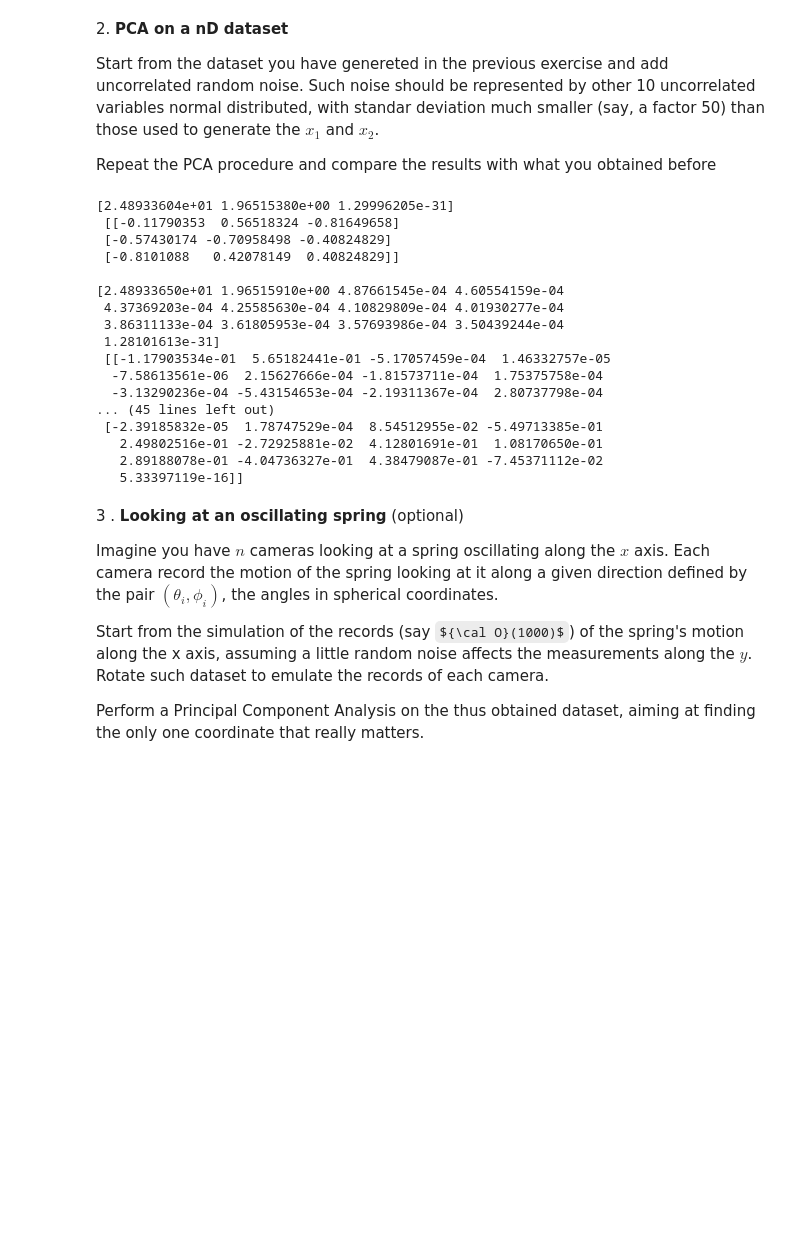
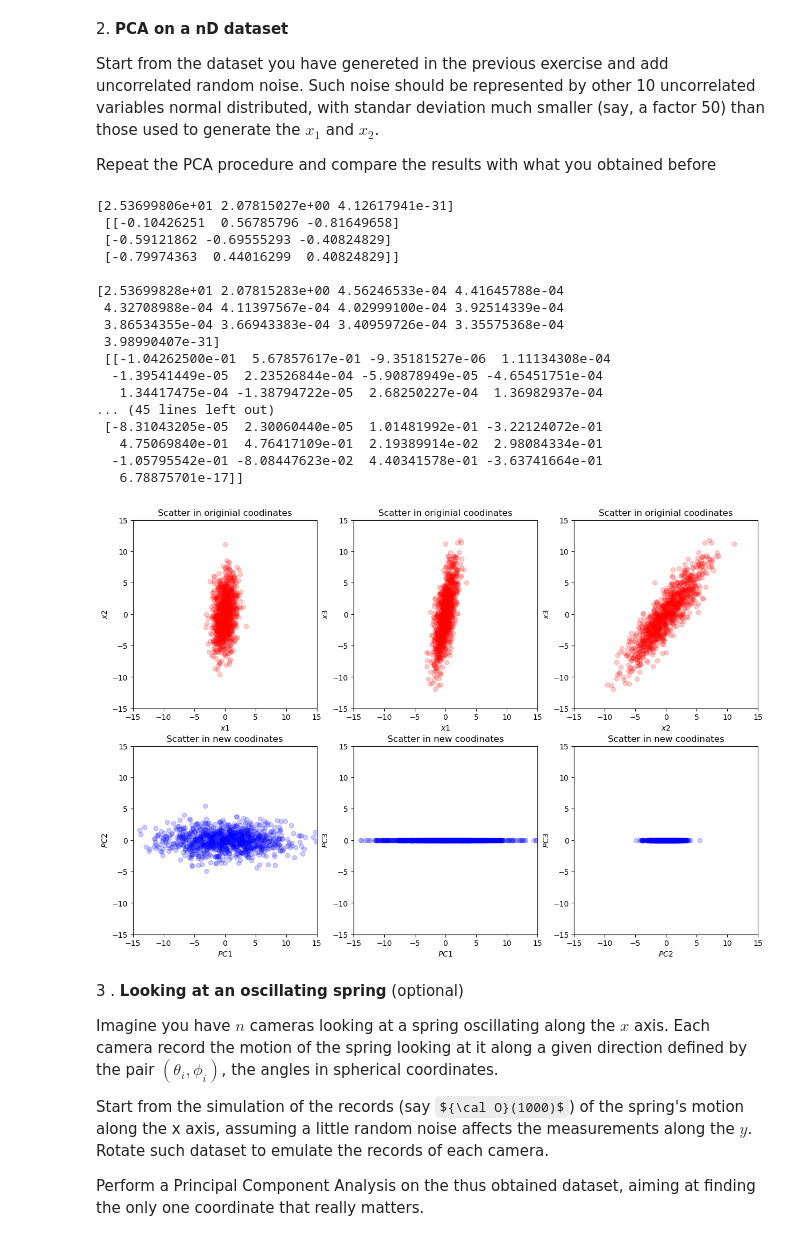
Before and after one commit to adrianorellanamontes/LaboratoryOfComputationalPhysics_Y8, a Jupyter notebook: 08ex_LinearAlgebra.ipynb, the cells around one changed output. Cells and saved outputs as stored; diff of their text form; code cells hidden in the pictures; some formulas as TeX source; blank space fills up the shorter version.

```diff
--- a/08ex_LinearAlgebra.ipynb
+++ b/08ex_LinearAlgebra.ipynb
@@ -116,38 +116,80 @@ Repeat the PCA procedure and compare the results with what you obtained before
 # %%
 # Addition of uncorrelated random noise to the previous dataset.
 num_noise = 10
 noise_sigma = sigma1 / 50  # much smaller than original sigmas
 noise = np.random.normal(mu, noise_sigma, size=(num_noise, N))  # 10 x N
 
 # PCA procedure and comparation of the results with what you obtained before.
 # Using " np.cov() ".
 X_nd = np.vstack((X, noise))  # 13 x N
 l_cov, V_cov = la.eig(np.cov(X_nd))
 # Using " la.svd() " (better because eigenvalues are ordered from highest to lowest).
 Xc_nd = X_nd - X_nd.mean(axis=1, keepdims=True)
 U_nd, S_nd, Vt_nd = la.svd(Xc_nd)
 l_svd_nd = (S_nd**2) / (N-1)
 V_svd_nd = U_nd
 print(np.real_if_close(l_svd),'\n',np.real_if_close(V_svd),'\n')
 print(np.real_if_close(l_svd_nd),'\n',np.real_if_close(V_svd_nd))
+
+# Data in the basis yielded by the PCA procedure.
+Xp_nd = np.dot(V_svd_nd.T,X_nd).T
+
+# Plot of data points in the original and the new coordiantes as a set of scatter plots.
+fig_nd, axes_nd = plt.subplots(2, 3, figsize=(15, 10))
+ax11, ax22, ax33, ax44, ax55, ax66 = axes_nd.flatten()
+
+ax11.scatter(x=x1, y=x2, marker='o', c='r', alpha=0.2)
+ax11.set_title('Scatter in originial coodinates')
+ax11.set_xlabel('$x1$')
+ax11.set_ylabel('$x2$')
+
+ax22.scatter(x=x1, y=x3, marker='o', c='r', alpha=0.2)
+ax22.set_title('Scatter in originial coodinates')
+ax22.set_xlabel('$x1$')
+ax22.set_ylabel('$x3$')
+
+ax33.scatter(x=x2, y=x3, marker='o', c='r', alpha=0.2)
+ax33.set_title('Scatter in originial coodinates')
+ax33.set_xlabel('$x2$')
+ax33.set_ylabel('$x3$')
+
+ax44.scatter(x=Xp_nd[:,0], y=Xp_nd[:,1], marker='o', c='b', alpha=0.2)
+ax44.set_title('Scatter in new coodinates')
+ax44.set_xlabel('$PC1$')
+ax44.set_ylabel('$PC2$')
+
+ax55.scatter(x=Xp_nd[:,0], y=Xp_nd[:,12], marker='o', c='b', alpha=0.2)
+ax55.set_title('Scatter in new coodinates')
+ax55.set_xlabel('$PC1$')
+ax55.set_ylabel('$PC3$')
+
+ax66.scatter(x=Xp_nd[:,1], y=Xp_nd[:,12], marker='o', c='b', alpha=0.2)
+ax66.set_title('Scatter in new coodinates')
+ax66.set_xlabel('$PC2$')
+ax66.set_ylabel('$PC3$')
+
+for ax in [ax11, ax22, ax33, ax44, ax55, ax66]:
+    ax.set_xlim(-15, 15)
+    ax.set_ylim(-15, 15)
 # %% [output]
-[2.48933604e+01 1.96515380e+00 1.29996205e-31]
- [[-0.11790353  0.56518324 -0.81649658]
- [-0.57430174 -0.70958498 -0.40824829]
- [-0.8101088   0.42078149  0.40824829]]
+[2.53699806e+01 2.07815027e+00 4.12617941e-31]
+ [[-0.10426251  0.56785796 -0.81649658]
+ [-0.59121862 -0.69555293 -0.40824829]
+ [-0.79974363  0.44016299  0.40824829]]
 
-[2.48933650e+01 1.96515910e+00 4.87661545e-04 4.60554159e-04
- 4.37369203e-04 4.25585630e-04 4.10829809e-04 4.01930277e-04
- 3.86311133e-04 3.61805953e-04 3.57693986e-04 3.50439244e-04
- 1.28101613e-31]
- [[-1.17903534e-01  5.65182441e-01 -5.17057459e-04  1.46332757e-05
-  -7.58613561e-06  2.15627666e-04 -1.81573711e-04  1.75375758e-04
-  -3.13290236e-04 -5.43154653e-04 -2.19311367e-04  2.80737798e-04
+[2.53699828e+01 2.07815283e+00 4.56246533e-04 4.41645788e-04
+ 4.32708988e-04 4.11397567e-04 4.02999100e-04 3.92514339e-04
+ 3.86534355e-04 3.66943383e-04 3.40959726e-04 3.35575368e-04
+ 3.98990407e-31]
+ [[-1.04262500e-01  5.67857617e-01 -9.35181527e-06  1.11134308e-04
+  -1.39541449e-05  2.23526844e-04 -5.90878949e-05 -4.65451751e-04
+   1.34417475e-04 -1.38794722e-05  2.68250227e-04  1.36982937e-04
 ... (45 lines left out)
- [-2.39185832e-05  1.78747529e-04  8.54512955e-02 -5.49713385e-01
-   2.49802516e-01 -2.72925881e-02  4.12801691e-01  1.08170650e-01
-   2.89188078e-01 -4.04736327e-01  4.38479087e-01 -7.45371112e-02
-   5.33397119e-16]]
+ [-8.31043205e-05  2.30060440e-05  1.01481992e-01 -3.22124072e-01
+   4.75069840e-01  4.76417109e-01  2.19389914e-02  2.98084334e-01
+  -1.05795542e-01 -8.08447623e-02  4.40341578e-01 -3.63741664e-01
+   6.78875701e-17]]
+[figure, added]
 # %% [markdown]
 3 \. **Looking at an oscillating spring** (optional)
 
```
Also changed, not shown: parts of 1 cell of this notebook, 14 other files.
